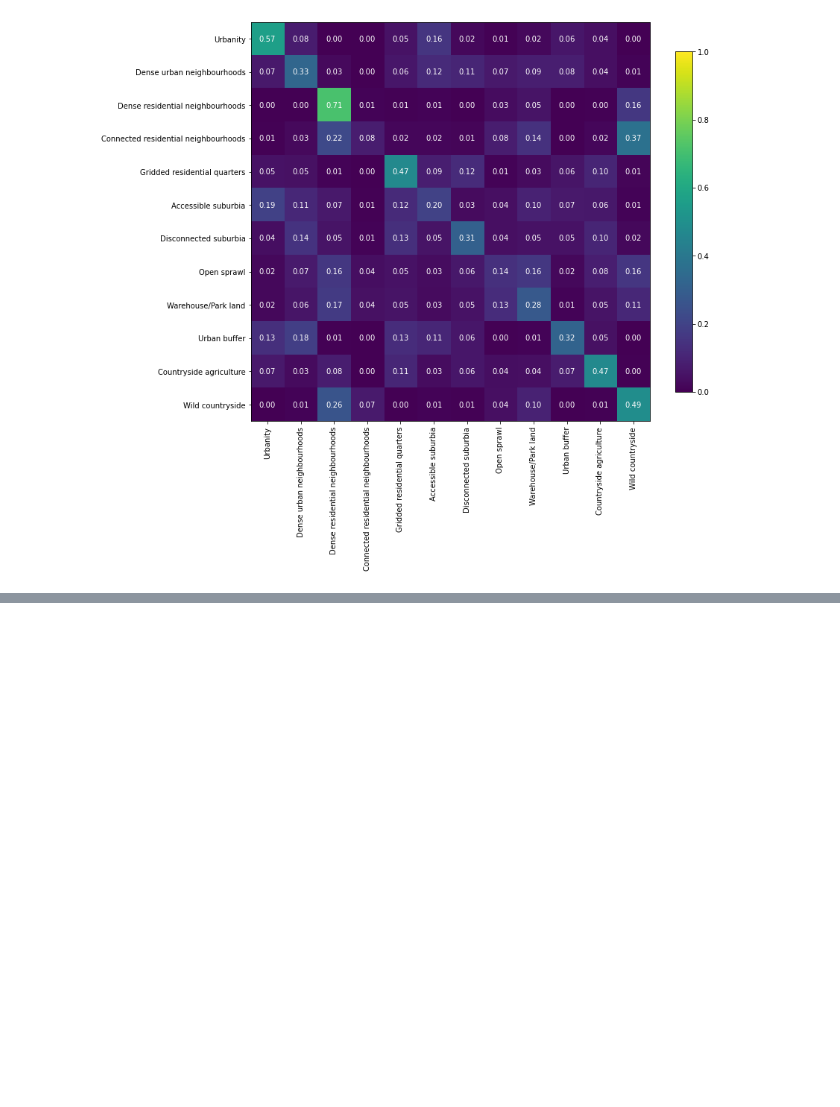
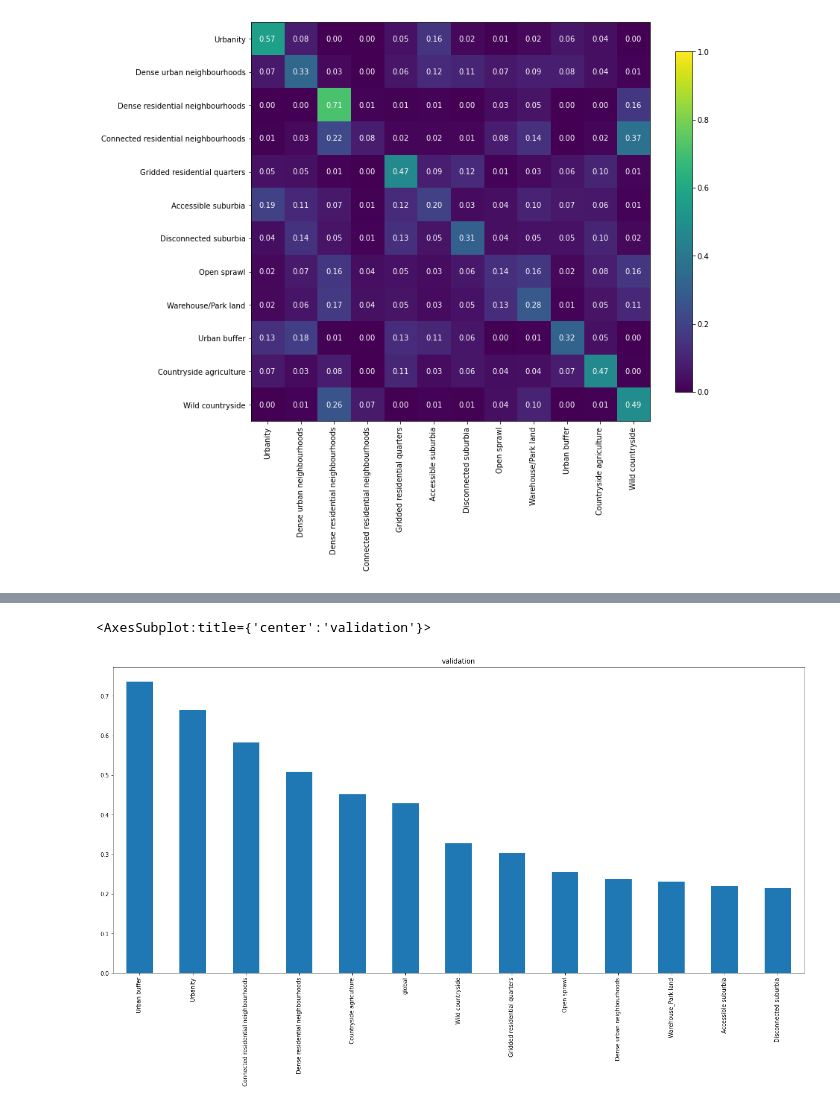
Before and after one commit to urbangrammarai/signature_ai, a Jupyter notebook: ai_experiments/chip_size_eval.ipynb, the cells around one changed output, grey strips where cells are left out. Drawn from its saved outputs; the diff is of its cells as text; code cells hidden in the pictures; blank space fills up the shorter version.

```diff
--- a/ai_experiments/chip_size_eval.ipynb
+++ b/ai_experiments/chip_size_eval.ipynb
@@ -299,0 +315,11 @@ plt.yticks(range(12),numpy.array(result["meta_class_names"])[order])
+# %%
+r = results[0]
+# %%
+with open(r, "r") as f:
+    result = json.load(f)
+# %%
+accuracy = pd.DataFrame(columns=["global"] + result["meta_class_names"], index=pd.Index(["train", "val", "secret"]))
+# %%
+accuracy.loc["train"] = [result["perf_model_accuracy_train"]] + result["perf_within_class_accuracy_train"]
+accuracy.loc["val"] = [result["perf_model_accuracy_val"]] + result["perf_within_class_accuracy_val"]
+accuracy.loc["secret"] = [result["perf_model_accuracy_secret"]] + result["perf_within_class_accuracy_secret"]
@@ -299,0 +333,5 @@ plt.yticks(range(12),numpy.array(result["meta_class_names"])[order])
+# %%
+accuracy.loc['val'].sort_values(ascending=False).plot.bar(figsize=(22, 10), title="validation")
+# %% [output]
+<AxesSubplot:title={'center':'validation'}>
+[figure, added]
```
Also changed, not shown: parts of 13 cells of this notebook, 31 other files.
